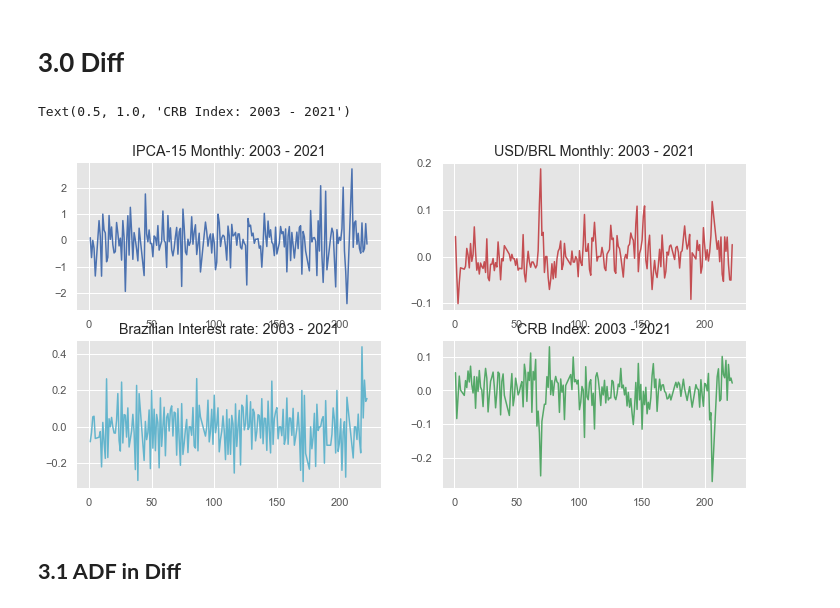
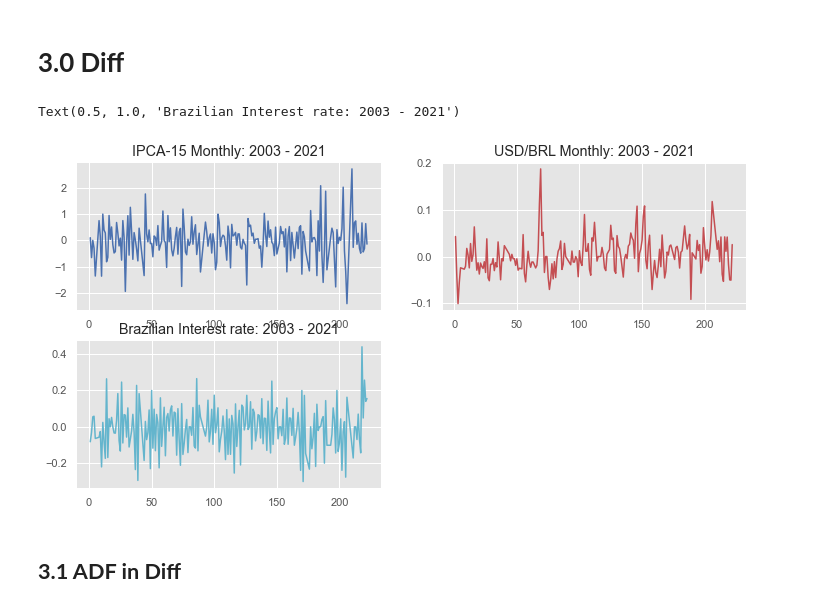
Before and after one commit to joaovictordesouzaduarte/var_model, a Jupyter notebook: notebook/var_forecasting.ipynb, the cells around one changed output. Cells and saved outputs as stored; diff of their text form; code cells hidden in the pictures.

```diff
--- a/notebook/var_forecasting.ipynb
+++ b/notebook/var_forecasting.ipynb
@@ -90,10 +92,8 @@ for col in cols:
     df1[col] = df1[col].apply(lambda x: x.replace(',', '.'))
-# %%
-df1['cpi'] = df1['cpi'].astype('float64')
-df1['exchange_rate'] = df1['exchange_rate'].astype('float64')
-df1['interest_rate'] = df1['interest_rate'].astype('float64')
 # %% [markdown]
 ## **1.6 Descriptive Statistical**
+# %%
+df1[cols2] = df1[cols2].astype('float64')
 # %%
 num_attributes = df1.select_dtypes(include = ['int64', 'float64'])
 cat_attributes = df1.select_dtypes( exclude=['int64', 'float64', 'datetime64[ns]'])
@@ -138,6 +138,3 @@ interest_rate           float64
 dtype: object
 # %% [markdown]
 ## **2.1 Plotting series**
-# %%
-#crb = crb['Close']
-df2['crb_index'] = crb
@@ -329,29 +284,24 @@ from statsmodels.tsa.statespace.tools import diff
 df3['cpi'] = np.log(df3['cpi']).diff()
 df3['exchange_rate'] = np.log(df3['exchange_rate']).diff()
 df3['interest_rate'] = np.log(df3['interest_rate']).diff()
-df3['crb_index'] = np.log(df3['crb_index']).diff()
 df3.dropna(inplace=True)
 # %%
 plt.style.use('ggplot')
 plt.figure(figsize=(12,6))
 plt.subplot(2, 2, 1)
 plt.plot(df3['cpi'], color = 'b')
 plt.title('IPCA-15 Monthly: 2003 - 2021')
 
 plt.subplot(2, 2, 2)
 plt.plot(df3['exchange_rate'], color = 'r')
 plt.title('USD/BRL Monthly: 2003 - 2021')
 
 plt.subplot(2, 2, 3)
 plt.plot(df3['interest_rate'], color = 'c')
 plt.title('Brazilian Interest rate: 2003 - 2021')
-
-plt.subplot(2, 2, 4)
-plt.plot(df3['crb_index'], color = 'g')
-plt.title('CRB Index: 2003 - 2021')
 # %% [output]
-Text(0.5, 1.0, 'CRB Index: 2003 - 2021')
+Text(0.5, 1.0, 'Brazilian Interest rate: 2003 - 2021')
-[figure, old version]
+[figure, new version]
 # %% [markdown]
 ## **3.1 ADF in Diff**
 # %%
```
Also changed, not shown: parts of 35 cells of this notebook, 3 other files.
